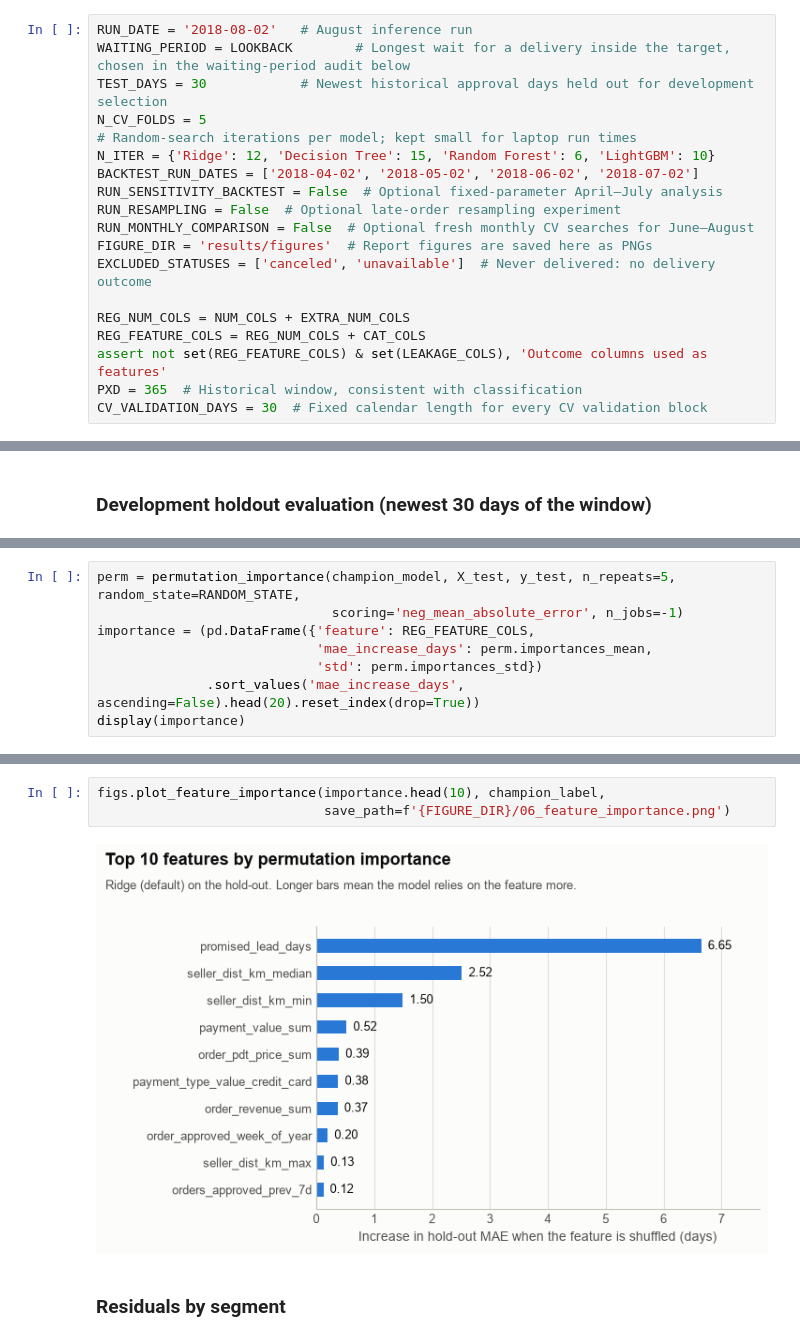
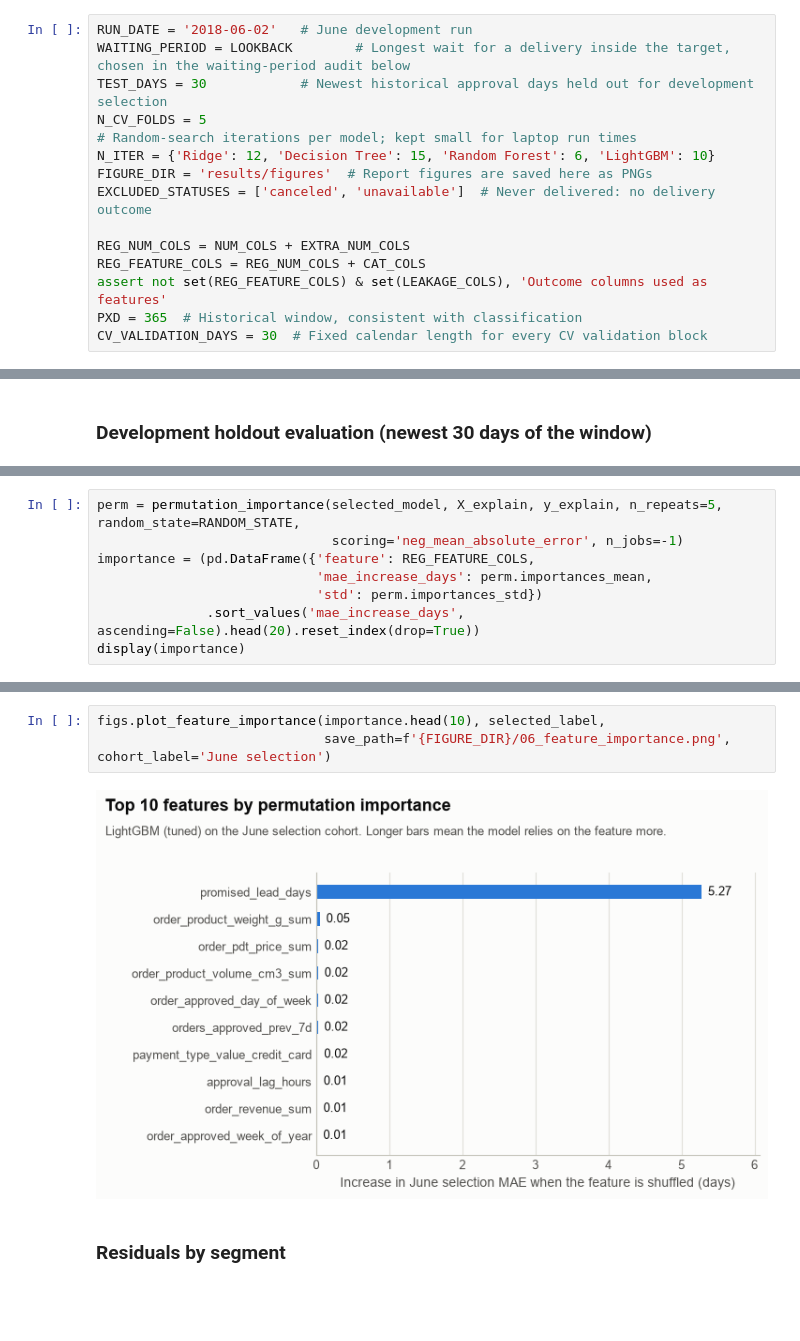
Before and after one commit to mushroomyyy/Team8_IT5006_Ecommerce_Analytics_AY2627Sem1, a Jupyter notebook: phase2/model_regression_dev.ipynb, the cells around one changed output, grey strips where cells are left out. Drawn from its saved outputs; the diff is of its cells as text; blank space fills up the shorter version.

```diff
--- a/phase2/model_regression_dev.ipynb
+++ b/phase2/model_regression_dev.ipynb
@@ -76,16 +50,12 @@ np.random.seed(RANDOM_STATE)
 # %% [markdown]
 # Constants
 # %%
-RUN_DATE = '2018-08-02'   # August inference run
+RUN_DATE = '2018-06-02'   # June development run
 WAITING_PERIOD = LOOKBACK        # Longest wait for a delivery inside the target, chosen in the waiting-period audit below
 TEST_DAYS = 30            # Newest historical approval days held out for development selection
 N_CV_FOLDS = 5
 # Random-search iterations per model; kept small for laptop run times
 N_ITER = {'Ridge': 12, 'Decision Tree': 15, 'Random Forest': 6, 'LightGBM': 10}
-BACKTEST_RUN_DATES = ['2018-04-02', '2018-05-02', '2018-06-02', '2018-07-02']
-RUN_SENSITIVITY_BACKTEST = False  # Optional fixed-parameter April–July analysis
-RUN_RESAMPLING = False  # Optional late-order resampling experiment
-RUN_MONTHLY_COMPARISON = False  # Optional fresh monthly CV searches for June–August
 FIGURE_DIR = 'results/figures'  # Report figures are saved here as PNGs
 EXCLUDED_STATUSES = ['canceled', 'unavailable']  # Never delivered: no delivery outcome
 
@@ -601,5 +647,5 @@ The champion is fitted on the development-training rows and explained on the dev
 # %%
-perm = permutation_importance(champion_model, X_test, y_test, n_repeats=5, random_state=RANDOM_STATE,
+perm = permutation_importance(selected_model, X_explain, y_explain, n_repeats=5, random_state=RANDOM_STATE,
                               scoring='neg_mean_absolute_error', n_jobs=-1)
 importance = (pd.DataFrame({'feature': REG_FEATURE_COLS,
                             'mae_increase_days': perm.importances_mean,
@@ -627,8 +673,8 @@ display(importance)
 # %%
-figs.plot_feature_importance(importance.head(10), champion_label,
-                             save_path=f'{FIGURE_DIR}/06_feature_importance.png')
+figs.plot_feature_importance(importance.head(10), selected_label,
+                             save_path=f'{FIGURE_DIR}/06_feature_importance.png', cohort_label='June selection')
 # %% [output]
-[figure, old version]
+[figure, new version]
 # %% [markdown]
 ### Residuals by segment
 # %%
```
Also changed, not shown: parts of 41 cells of this notebook, 48 other files.
